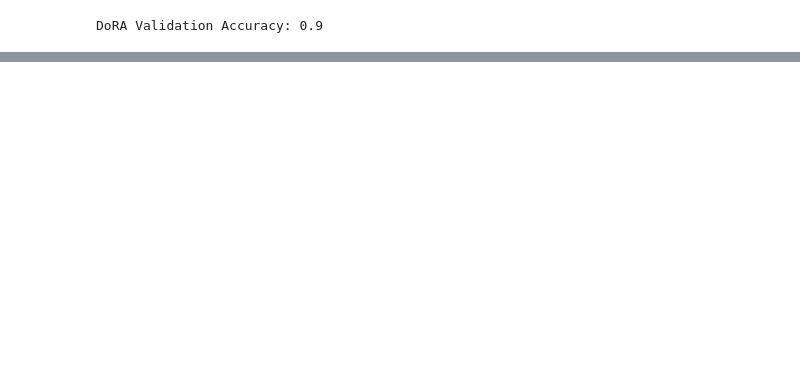
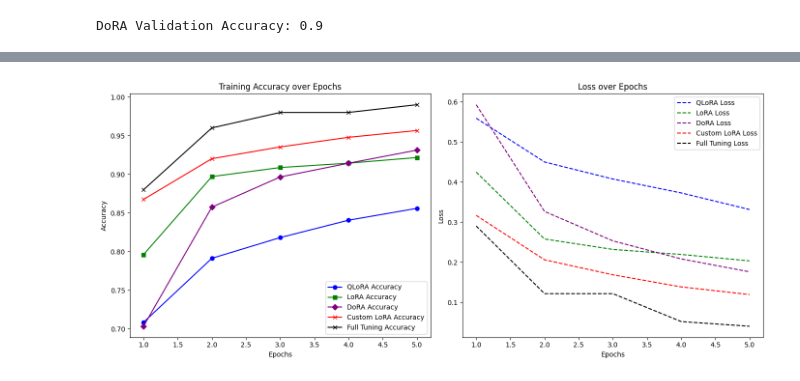
Before and after one commit to readytensor/rt_peft_publication, a Jupyter notebook: peft.ipynb, the cells around one changed output, grey strips where cells are left out. Saved outputs shown, nothing was run; the diff lists cells and outputs as text; code cells hidden in the pictures; blank space fills up the shorter version.

```diff
--- a/peft.ipynb
+++ b/peft.ipynb
@@ -361,7 +426,7 @@ def get_peft_model(alpha=4, rank=8, type='lora'):
 # %% [markdown]
 # Custom LoRA Implementation
 # %%
-model = get_peft_model(alpha=4, rank=4, type='lora').to(device)
+model = get_custom_peft_model(alpha=4, rank=4, type='lora').to(device)
 print_count_parameters(model)
 # %% [output]
 Total Parameters: 774631680
@@ -408,7 +473,7 @@ Custom LoRA Validation Accuracy: 0.9
 # %% [markdown]
 # DoRA Fine-tuning
 # %%
-model = get_peft_model(alpha=4, rank=4, type='dora').to(device)
+model = get_custom_peft_model(alpha=4, rank=4, type='dora').to(device)
 print_count_parameters(model)
 # %% [output]
 Total Parameters: 774769920
@@ -417,7 +482,7 @@ Frozen: 773894400 (99.89%)
 # %%
 start = time.time()
 
-dora_accuracy, dora_loss = train_model(model, train_loader, lr=0.01, epochs=5)
+dora_accuracy, dora_loss = train_model(model, train_loader, lr=0.005, epochs=5)
 
 end = time.time()
 
@@ -454,0 +556,9 @@ DoRA Validation Accuracy: 0.9
+# %%
+start = time.time()
+
+qlora_accuracy, qlora_loss = train_model(model, train_loader, epochs=5, optimizer='sgd', lr=0.005)
+
+end = time.time()
+
+qlora_tuning_time = end - start
+print(f"Training time: {qlora_tuning_time:.2f} seconds")
@@ -454,0 +620,37 @@ DoRA Validation Accuracy: 0.9
+# %%
+epochs = list(range(1, len(qlora_loss) + 1))
+
+# Create two plots: one for loss and one for accuracy side by side
+fig, (ax1, ax2) = plt.subplots(1, 2, figsize=(14, 6))
+
+# Plot accuracy on the first subplot
+ax1.set_xlabel('Epochs')
+ax1.set_ylabel('Accuracy')
+
+ax1.plot(epochs, qlora_accuracy, label='QLoRA Accuracy', marker='o', color='blue')
+ax1.plot(epochs, lora_accuracy, label='LoRA Accuracy', marker='s', color='green')
+ax1.plot(epochs, dora_accuracy, label='DoRA Accuracy', marker='D', color='purple')
+ax1.plot(epochs, custom_lora_accuracy, label='Custom LoRA Accuracy', marker='x', color='red')
+ax1.plot(epochs, full_tuning_accuracy, label='Full Tuning Accuracy', marker='x', color='black')
+
+ax1.set_title('Training Accuracy over Epochs')
+ax1.legend(loc='lower right')
+
+# Plot loss on the second subplot
+ax2.set_xlabel('Epochs')
+ax2.set_ylabel('Loss')
+ax2.plot(epochs, qlora_loss, label='QLoRA Loss', linestyle='--', color='blue')
+ax2.plot(epochs, lora_loss, label='LoRA Loss', linestyle='--', color='green')
+ax2.plot(epochs, dora_loss, label='DoRA Loss', linestyle='--', color='purple')
+ax2.plot(epochs, custom_lora_loss, label='Custom LoRA Loss', linestyle='--', color='red')
+ax2.plot(epochs, full_tuning_loss, label='Full Tuning Loss', linestyle='--', color='black')
+ax2.set_title('Loss over Epochs')
+ax2.legend(loc='upper right')
+
+# Adjust layout to make sure plots do not overlap
+plt.tight_layout()
+
+# Display the plots
+plt.show()
+# %% [output]
+[figure, added]
```
Also changed, not shown: parts of 32 cells of this notebook, 1 other file.
